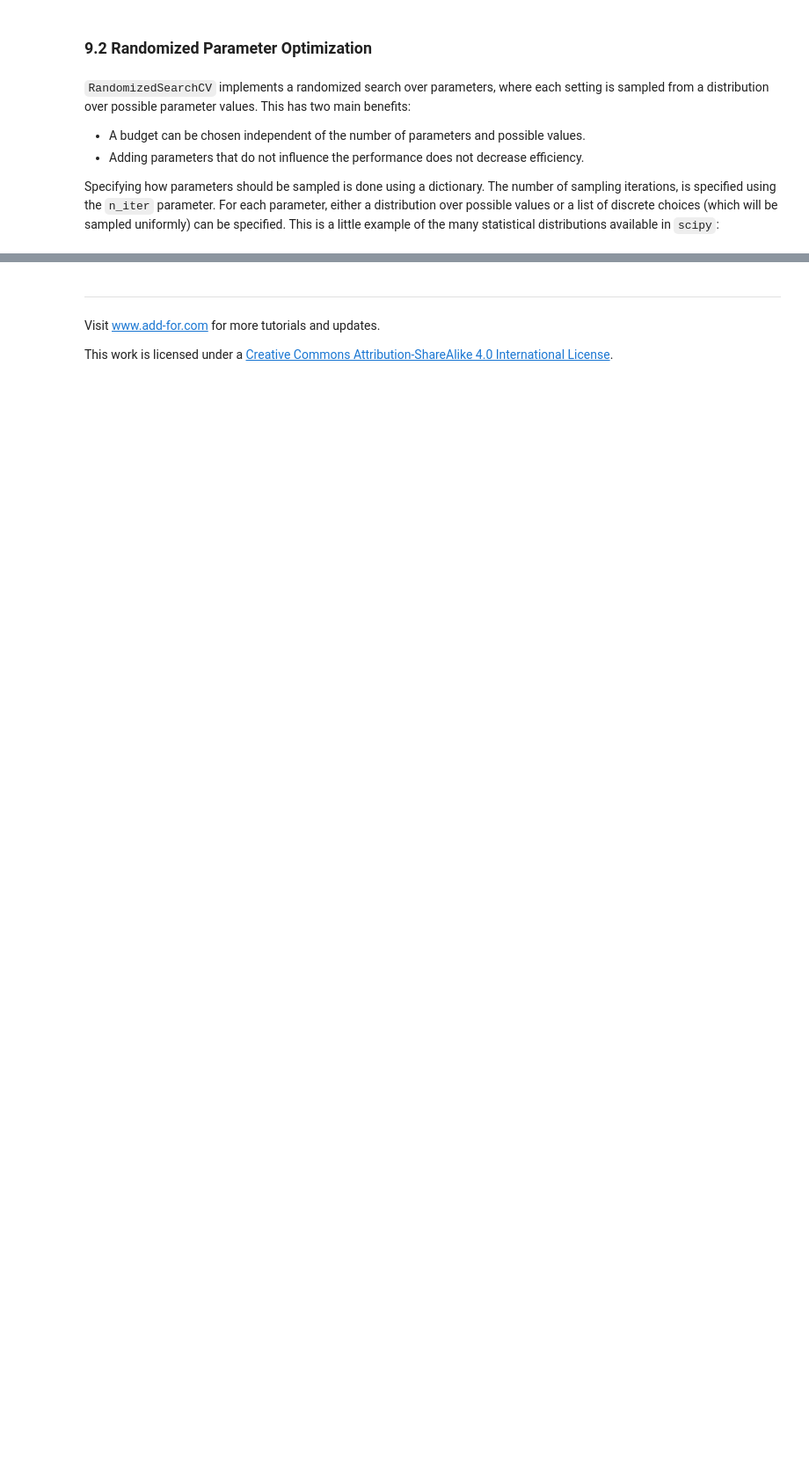
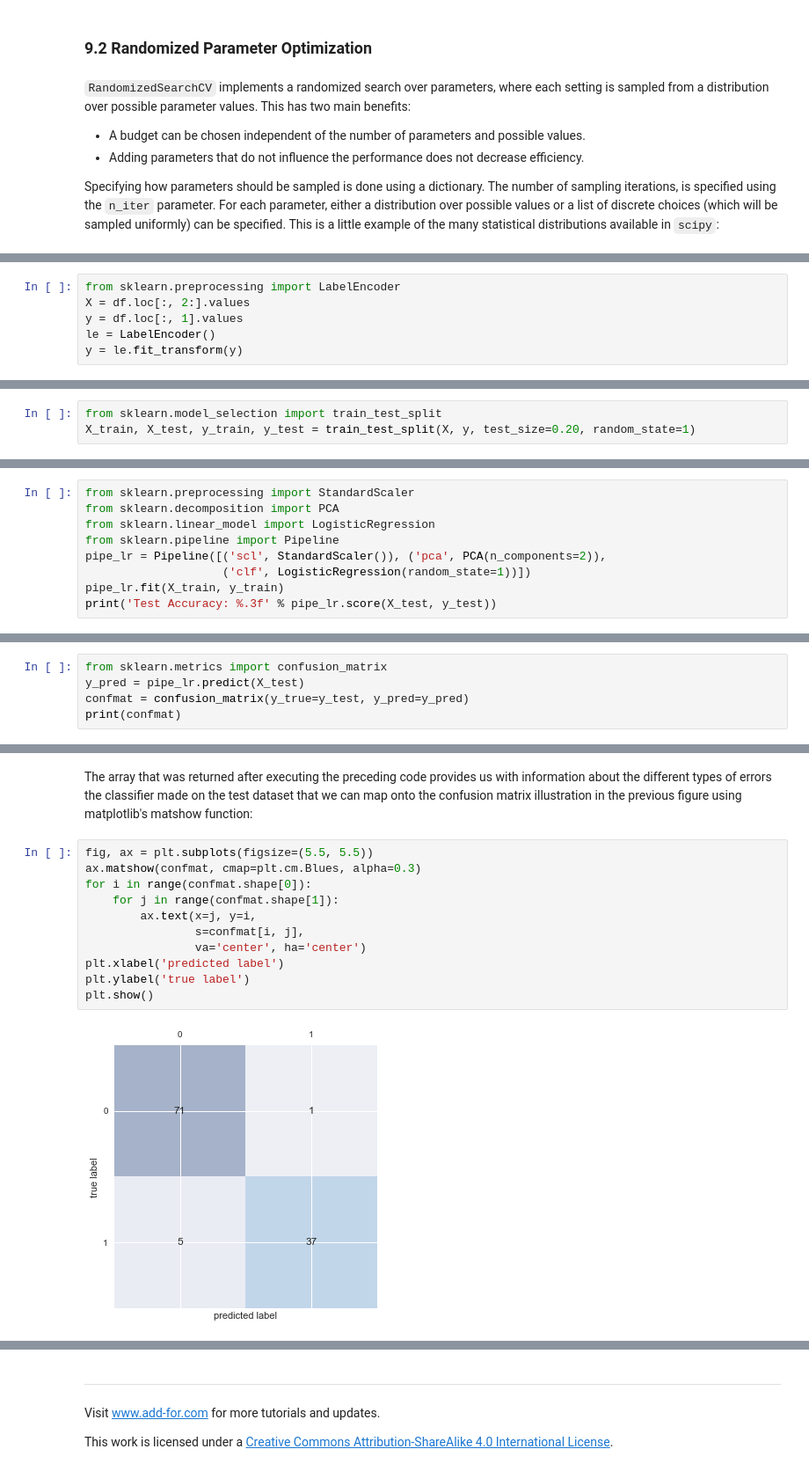
Before and after one commit to addfor/tutorials, a Jupyter notebook: machine_learning/ml04v04_dealing_with_bias_and_variance.ipynb, the cells around one changed output, grey strips where cells are left out. Shown at 88% size. Cells and saved outputs as stored; diff of their text form; blank space fills up the shorter version.

Commit message:
Add pipelines and minor modifications

```diff
--- a/machine_learning/ml04v04_dealing_with_bias_and_variance.ipynb
+++ b/machine_learning/ml04v04_dealing_with_bias_and_variance.ipynb
@@ -1093,0 +1055,6 @@ bk.show(fig)
+# %%
+from sklearn.preprocessing import LabelEncoder
+X = df.loc[:, 2:].values
+y = df.loc[:, 1].values
+le = LabelEncoder()
+y = le.fit_transform(y)
@@ -1093,0 +1072,3 @@ bk.show(fig)
+# %%
+from sklearn.model_selection import train_test_split
+X_train, X_test, y_train, y_test = train_test_split(X, y, test_size=0.20, random_state=1)
@@ -1093,0 +1077,9 @@ bk.show(fig)
+# %%
+from sklearn.preprocessing import StandardScaler
+from sklearn.decomposition import PCA
+from sklearn.linear_model import LogisticRegression
+from sklearn.pipeline import Pipeline
+pipe_lr = Pipeline([('scl', StandardScaler()), ('pca', PCA(n_components=2)),
+                    ('clf', LogisticRegression(random_state=1))])
+pipe_lr.fit(X_train, y_train)
+print('Test Accuracy: %.3f' % pipe_lr.score(X_test, y_test))
@@ -1093,0 +1098,5 @@ bk.show(fig)
+# %%
+from sklearn.metrics import confusion_matrix
+y_pred = pipe_lr.predict(X_test)
+confmat = confusion_matrix(y_true=y_test, y_pred=y_pred)
+print(confmat)
@@ -1093,0 +1106,15 @@ bk.show(fig)
+# %% [markdown]
+The array that was returned after executing the preceding code provides us with information about the different types of errors the classifier made on the test dataset that we can map onto the confusion matrix illustration in the previous figure using matplotlib's matshow function:
+# %%
+fig, ax = plt.subplots(figsize=(5.5, 5.5))
+ax.matshow(confmat, cmap=plt.cm.Blues, alpha=0.3)
+for i in range(confmat.shape[0]):
+    for j in range(confmat.shape[1]):
+        ax.text(x=j, y=i,
+                s=confmat[i, j],
+                va='center', ha='center')
+plt.xlabel('predicted label')
+plt.ylabel('true label')
+plt.show()
+# %% [output]
+[figure, added]
```
Also changed, not shown: parts of 48 cells of this notebook, 1 other file.
